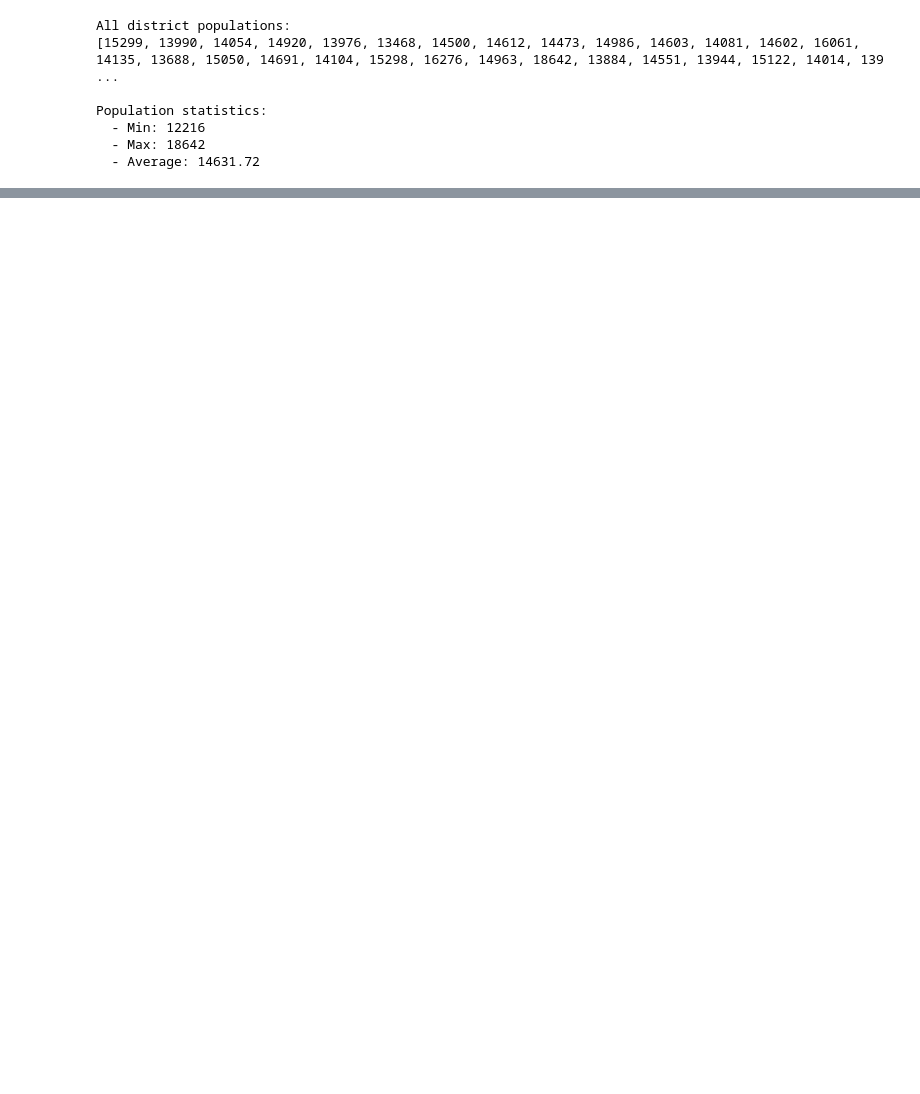
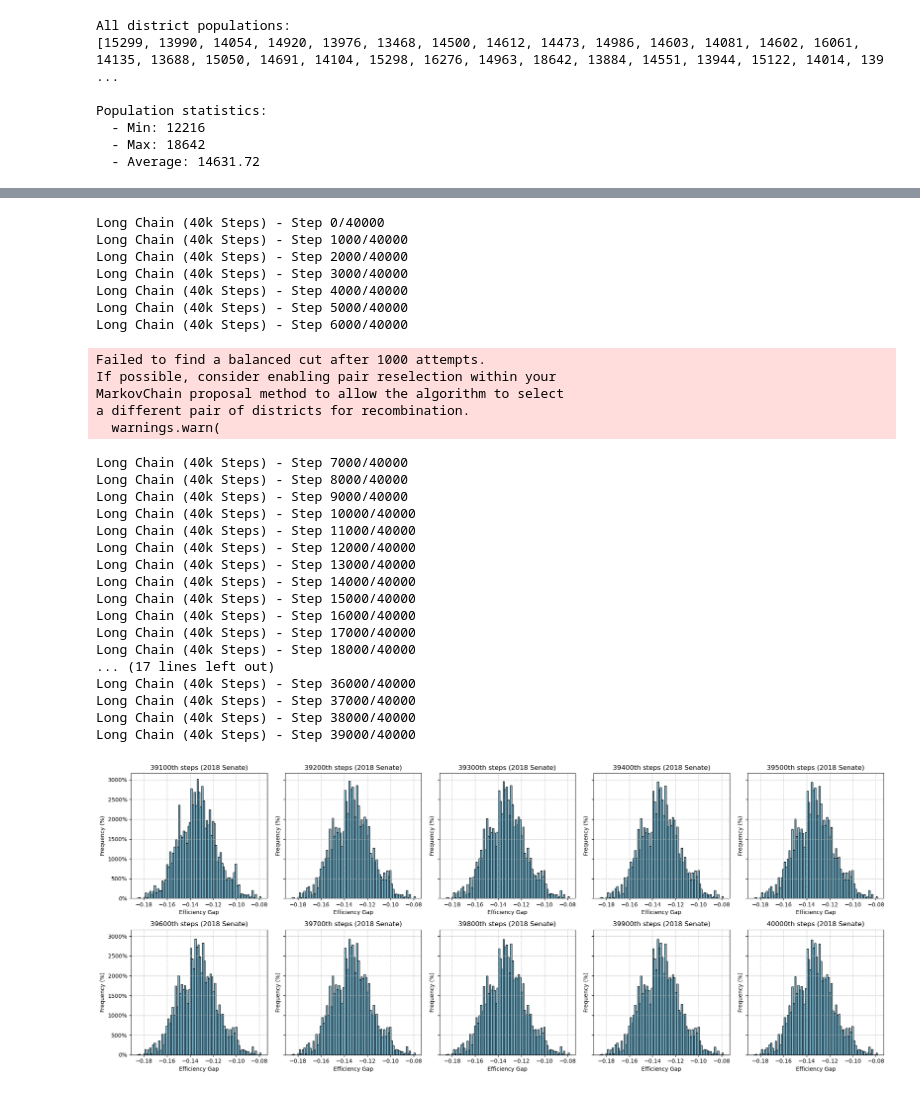
Before and after one commit to JinglinZhou99/Final_Project_MAUP_RI, a Jupyter notebook: gerrychainRI_2018.ipynb, the cells around one changed output, grey strips where cells are left out. Saved outputs shown, nothing was run; the diff lists cells and outputs as text; code cells hidden in the pictures; blank space fills up the shorter version.

```diff
--- a/gerrychainRI_2018.ipynb
+++ b/gerrychainRI_2018.ipynb
@@ -297,0 +294,76 @@ plt.close()
+# %%
+import os
+import matplotlib.pyplot as plt
+from matplotlib.ticker import PercentFormatter
+
+# Run a new chain of 40000 steps
+total_steps_long = 40000
+long_chain_data = run_short_chain(total_steps_long, "Long Chain (40k Steps)")
+
+# Parameters for convergence histograms
+start = 39100  # Start at 39100 steps (near the end of the 40000-step chain)
+interval = 100
+num_plots = 10  # 2x5 grid
+
+# Use precomputed efficiency gaps from long_chain_data
+efficiency_gaps = long_chain_data['Efficiency Gap']
+
+# Create 2x5 subplot grid
+fig, axes = plt.subplots(2, 5, figsize=(20, 8), sharey=True)
+axes = axes.flatten()  # Flatten for easier indexing
+
+# Plot histograms for Efficiency Gap at increasing steps
+for i in range(num_plots):
+    ax = axes[i]
+    step = start + (i * interval)
+    ax.hist(
+        efficiency_gaps[:step],
+        bins='auto',
+        color='skyblue',
+        edgecolor='black',
+        density=True
+    )
+    ax.set_title(f"{step}th steps (2018 Senate)")
+    ax.set_xlabel('Efficiency Gap')
+    ax.set_ylabel('Frequency (%)')
+    ax.yaxis.set_major_formatter(PercentFormatter(xmax=1))  # Density to percentage
+    ax.grid(True, linestyle='--', alpha=0.7)
+
+# Adjust layout
+plt.tight_layout()
+
+# Save the figure
+plt.savefig('image/RI_G18USS_eg_convergence_40k.png', dpi=300)
+plt.show()
+plt.close()
+# %% [output]
+Long Chain (40k Steps) - Step 0/40000
+Long Chain (40k Steps) - Step 1000/40000
+Long Chain (40k Steps) - Step 2000/40000
+Long Chain (40k Steps) - Step 3000/40000
+Long Chain (40k Steps) - Step 4000/40000
+Long Chain (40k Steps) - Step 5000/40000
+Long Chain (40k Steps) - Step 6000/40000
+Failed to find a balanced cut after 1000 attempts.
+If possible, consider enabling pair reselection within your
+MarkovChain proposal method to allow the algorithm to select
+a different pair of districts for recombination.
+  warnings.warn(
+Long Chain (40k Steps) - Step 7000/40000
+Long Chain (40k Steps) - Step 8000/40000
+Long Chain (40k Steps) - Step 9000/40000
+Long Chain (40k Steps) - Step 10000/40000
+Long Chain (40k Steps) - Step 11000/40000
+Long Chain (40k Steps) - Step 12000/40000
+Long Chain (40k Steps) - Step 13000/40000
+Long Chain (40k Steps) - Step 14000/40000
+Long Chain (40k Steps) - Step 15000/40000
+Long Chain (40k Steps) - Step 16000/40000
+Long Chain (40k Steps) - Step 17000/40000
+Long Chain (40k Steps) - Step 18000/40000
+... (17 lines left out)
+Long Chain (40k Steps) - Step 36000/40000
+Long Chain (40k Steps) - Step 37000/40000
+Long Chain (40k Steps) - Step 38000/40000
+Long Chain (40k Steps) - Step 39000/40000
+[figure, added]
```
Also changed, not shown: parts of 5 cells of this notebook, 13 other files.
